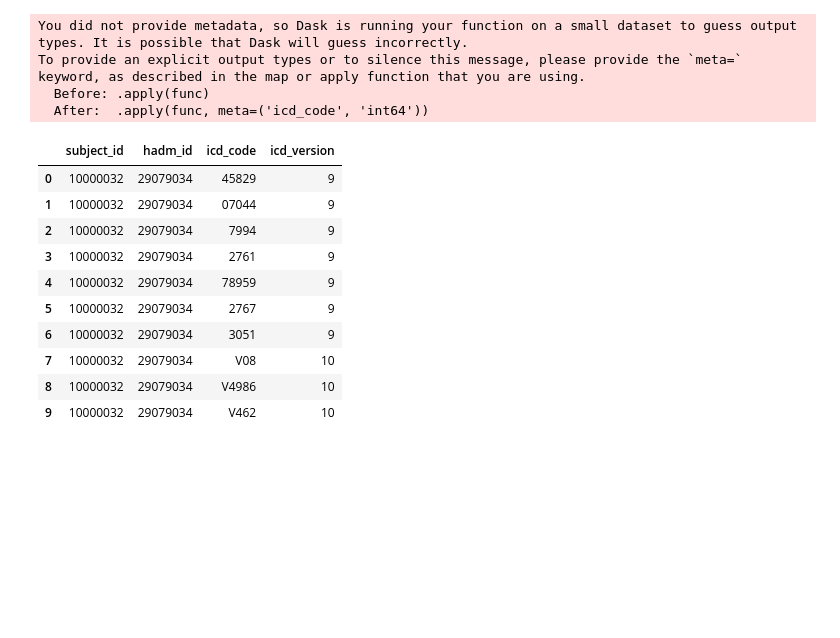
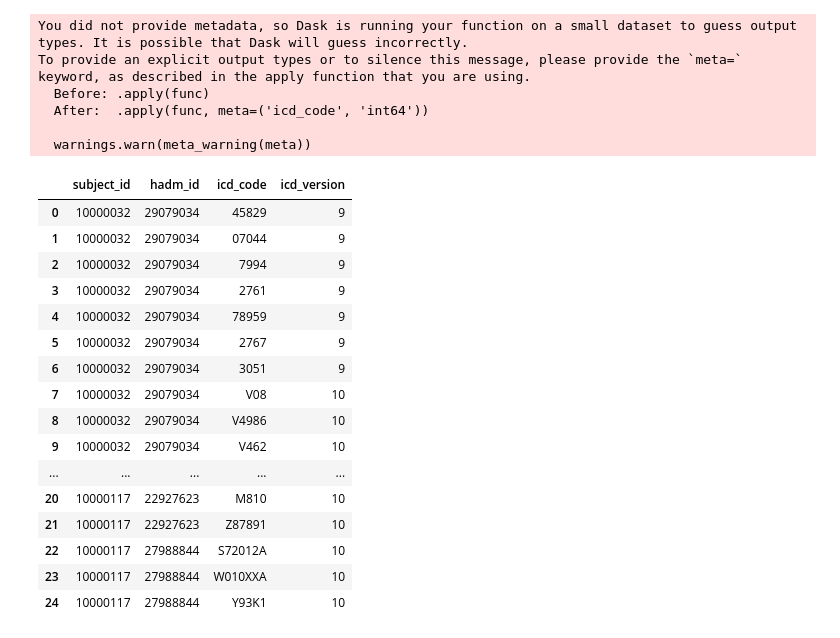
Before and after one commit to yloughribi/Internship, a Jupyter notebook: Python_script.ipynb, the cells around one changed output. Drawn from its saved outputs; the diff is of its cells as text; code cells hidden in the pictures; blank space fills up the shorter version.

```diff
--- a/Python_script.ipynb
+++ b/Python_script.ipynb
@@ -7,5 +6,6 @@ import streamlit as st
 # %%
-diag = dd.read_csv('C:\\Users\\yahya\\Documents\\GitHub\\Internship\\CSV_files\\diagnoses_table.csv', dtype={"icd_code": "object"})
+diag = dd.read_csv('C:\\Users\\yahya\\Documents\\GitHub\\Internship\\CSV_files\\diagnoses_table.csv')
+diag = diag.sort_values(by=['subject_id', 'hadm_id'])
 # %%
 def detect_icd_version(code):
     code = str(code).strip().upper()
@@ -15,22 +15,30 @@ def detect_icd_version(code):
 diag['icd_version'] = diag['icd_code'].apply(detect_icd_version)
 # %% [output]
 You did not provide metadata, so Dask is running your function on a small dataset to guess output types. It is possible that Dask will guess incorrectly.
-To provide an explicit output types or to silence this message, please provide the `meta=` keyword, as described in the map or apply function that you are using.
+To provide an explicit output types or to silence this message, please provide the `meta=` keyword, as described in the apply function that you are using.
   Before: .apply(func)
   After:  .apply(func, meta=('icd_code', 'int64'))
+
+  warnings.warn(meta_warning(meta))
 # %%
-diag.head(10)
+diag.head(25)
 # %% [output]
 |  | subject_id | hadm_id | icd_code | icd_version |
 | 0 | 10000032 | 29079034 | 45829 | 9 |
 | 1 | 10000032 | 29079034 | 07044 | 9 |
 | 2 | 10000032 | 29079034 | 7994 | 9 |
 | 3 | 10000032 | 29079034 | 2761 | 9 |
 | 4 | 10000032 | 29079034 | 78959 | 9 |
 | 5 | 10000032 | 29079034 | 2767 | 9 |
 | 6 | 10000032 | 29079034 | 3051 | 9 |
 | 7 | 10000032 | 29079034 | V08 | 10 |
 | 8 | 10000032 | 29079034 | V4986 | 10 |
 | 9 | 10000032 | 29079034 | V462 | 10 |
+| ... | ... | ... | ... | ... |
+| 20 | 10000117 | 22927623 | M810 | 10 |
+| 21 | 10000117 | 22927623 | Z87891 | 10 |
+| 22 | 10000117 | 27988844 | S72012A | 10 |
+| 23 | 10000117 | 27988844 | W010XXA | 10 |
+| 24 | 10000117 | 27988844 | Y93K1 | 10 |
 # %%
 adm = dd.read_csv('C:\\Users\\Yahya\\Documents\\GitHub\\Internship\\CSV_files\\admissions_table.csv')
```
Also changed, not shown: parts of 27 cells of this notebook.
